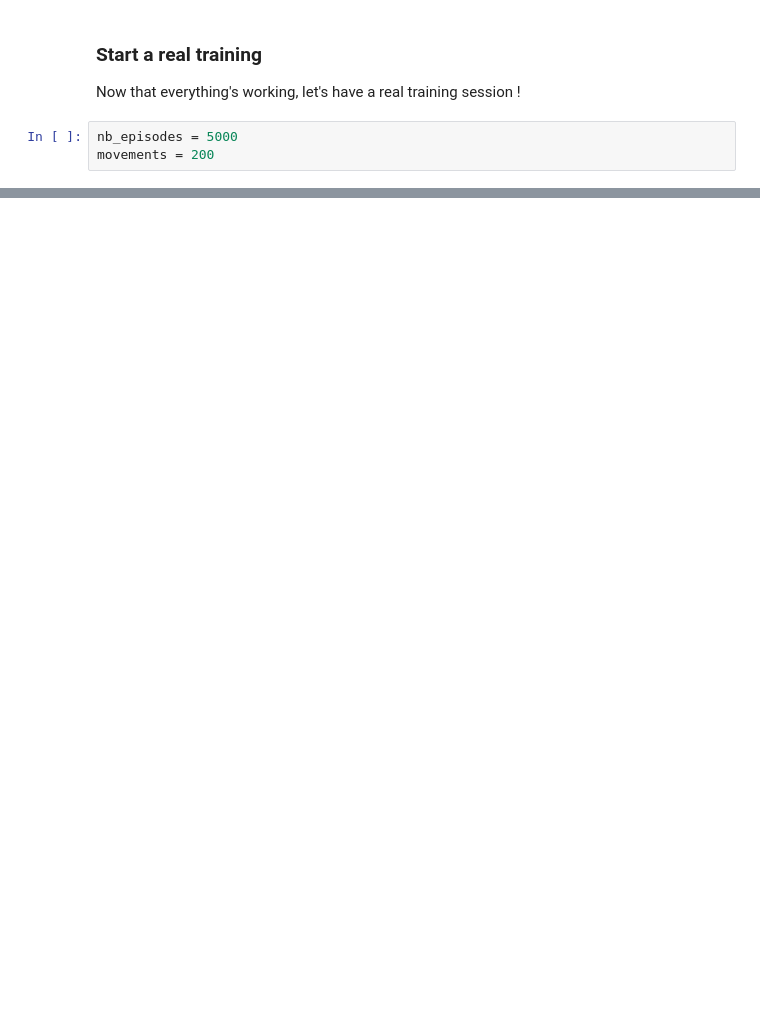
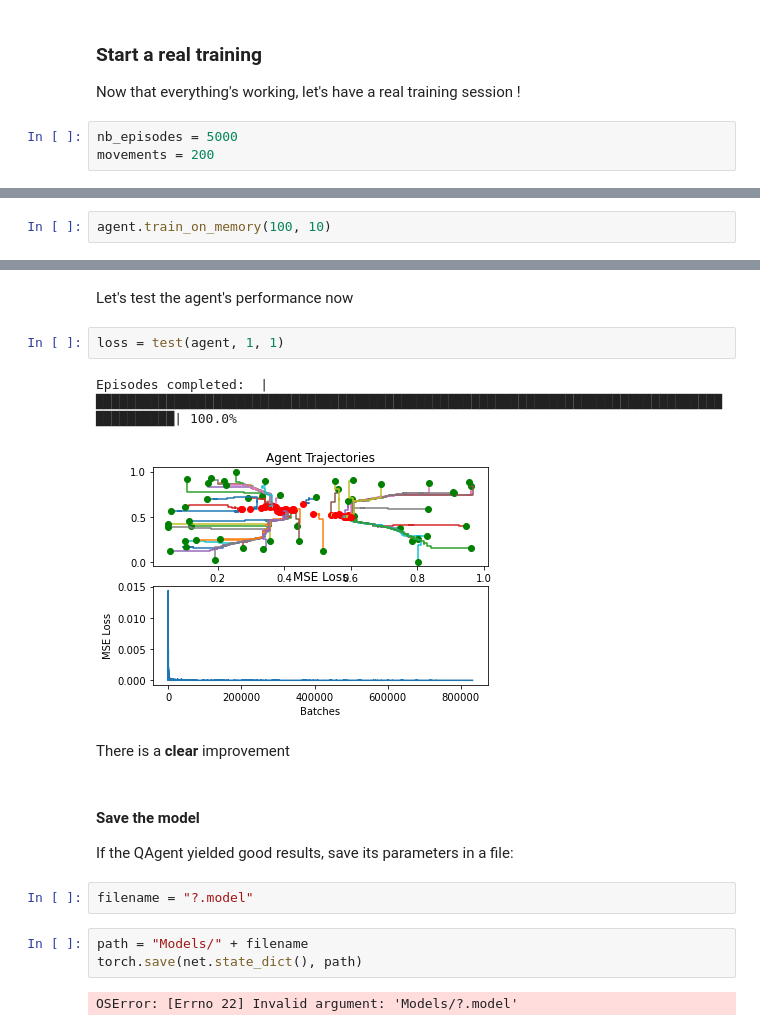
Before and after one commit to dauvillc/qnetwork, a Jupyter notebook: Tests_qnetwork.ipynb, the cells around one changed output, grey strips where cells are left out. Cells and saved outputs as stored; diff of their text form; blank space fills up the shorter version.

```diff
--- a/Tests_qnetwork.ipynb
+++ b/Tests_qnetwork.ipynb
@@ -77,0 +83,2 @@ Ci-dessous est le résultat obtenu pour 20 000 épisodes, et 400 movements obten
+# %%
+agent.train_on_memory(100, 10)
@@ -77,0 +93,19 @@ Ci-dessous est le résultat obtenu pour 20 000 épisodes, et 400 movements obten
+# %% [markdown]
+Let's test the agent's performance now
+# %%
+loss = test(agent, 1, 1)
+# %% [output]
+Episodes completed:  |██████████████████████████████████████████████████████████████████████████████████████████| 100.0%
+[figure, added]
+# %% [markdown]
+There is a <strong>clear</strong> improvement
+# %% [markdown]
+#### Save the model
+If the QAgent yielded good results, save its parameters in a file:
+# %%
+filename = "?.model"
+# %%
+path = "Models/" + filename
+torch.save(net.state_dict(), path)
+# %% [output]
+OSError: [Errno 22] Invalid argument: 'Models/?.model'
```
Also changed, not shown: parts of 9 cells of this notebook, 8 other files.
